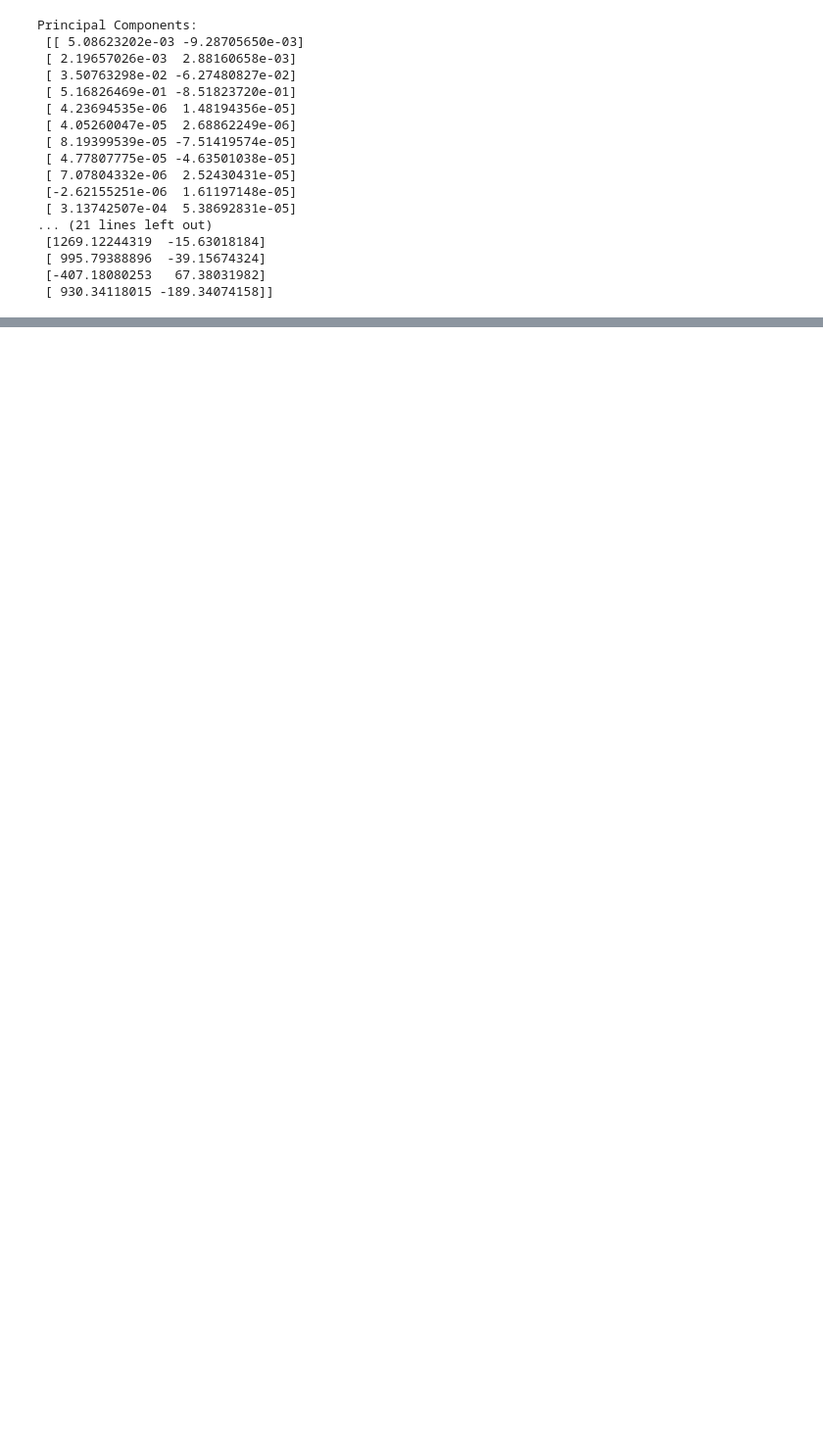
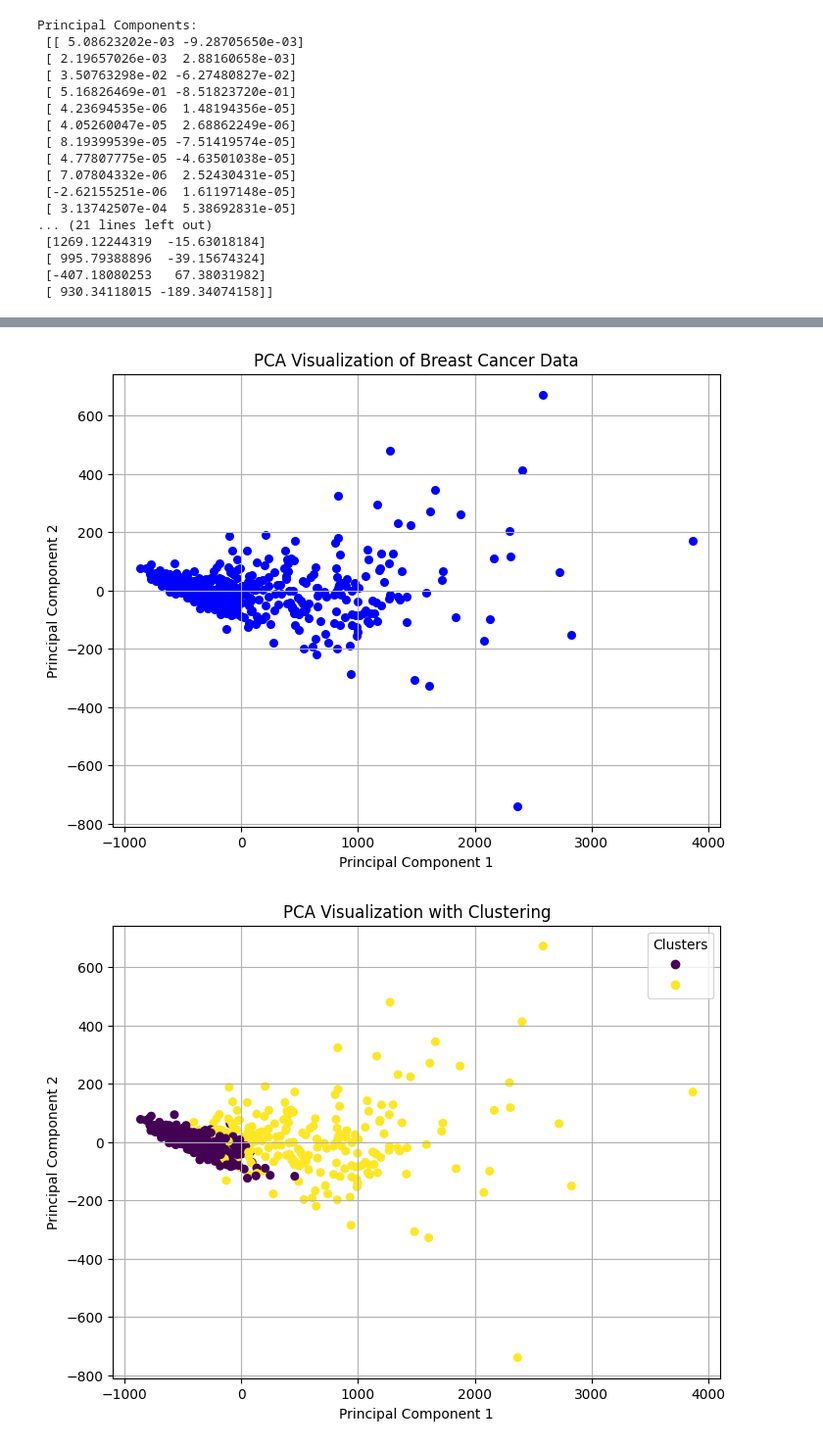
Before and after one commit to Noureldeen73/Breast-cancer-classification, a Jupyter notebook: notebook/kmeans_pca_analysis.ipynb, the cells around one changed output, grey strips where cells are left out. Shown at 98% size. Saved outputs shown, nothing was run; the diff lists cells and outputs as text; code cells hidden in the pictures; blank space fills up the shorter version.

Commit message:
pca plot

```diff
--- a/notebook/kmeans_pca_analysis.ipynb
+++ b/notebook/kmeans_pca_analysis.ipynb
@@ -8,6 +8,6 @@ sys.path.append(r'C:\Users\shahd\OneDrive\Desktop\ml-assignmnet4\Breast-cancer-c
 from utils import kmeans, PCA, elbow_method
 # %%
-df = pd.read_csv(r'C:\Users\shahd\OneDrive\Desktop\ml-assignmnet4\Breast-cancer-classification\data\data.csv', index_col=0)
+df = pd.read_csv("C:\School\Term 7\Introduction to Machine learning\Lab\Lab 4\Breast-cancer-classification\data\data.csv", index_col=0)
 # %%
 features = df.drop(columns=['Unnamed: 32','diagnosis'])
 labels = df['diagnosis']
@@ -153,3 +153,29 @@ SSE (Reduced Data): 29226467.423666887
 no. of components: 9
 SSE (Reduced Data): 29226515.12834315
 no. of components: 10
+# %%
+def plot_pca(data, labels=None, title="PCA Visualization"):
+    plt.figure(figsize=(8, 6))
+    if labels is not None:
+        scatter = plt.scatter(data[:, 0], data[:, 1], c=labels, cmap="viridis", s=30)
+        plt.legend(handles=scatter.legend_elements()[0], title="Clusters")
+    else:
+        plt.scatter(data[:, 0], data[:, 1], s=30, color="blue")
+    plt.title(title)
+    plt.xlabel("Principal Component 1")
+    plt.ylabel("Principal Component 2")
+    plt.grid()
+    plt.show()
+# %%
+from sklearn.preprocessing import LabelEncoder
+
+label_encoder = LabelEncoder()
+numeric_labels = label_encoder.fit_transform(labels)
+
+pca_model = PCA(n_components=2)
+X_reduced = pca_model.fit_transform(features)
+plot_pca(X_reduced, title="PCA Visualization of Breast Cancer Data")
+plot_pca(X_reduced, labels=numeric_labels, title="PCA Visualization with Clustering")
+# %% [output]
+[figure, added]
+[figure, added]
```
Also changed, not shown: parts of 5 cells of this notebook, 1 other file.
